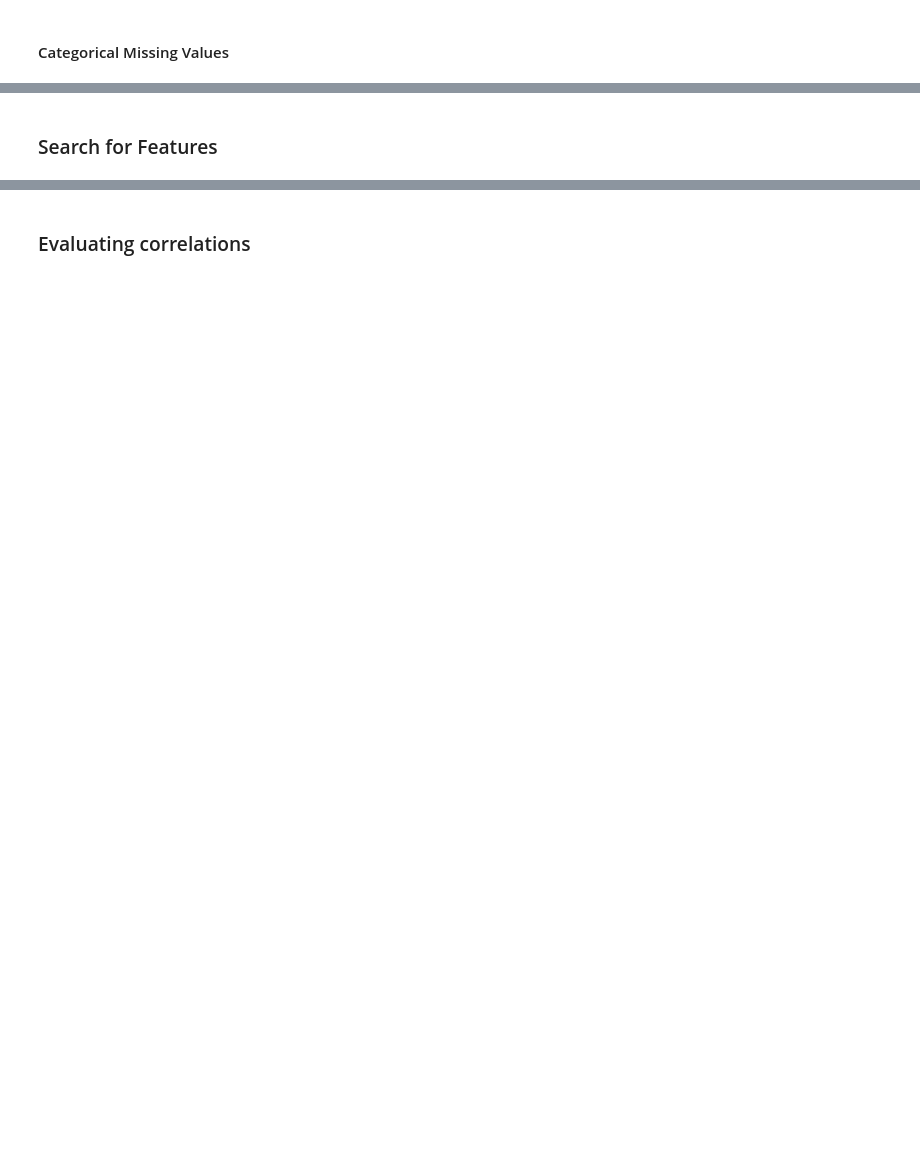
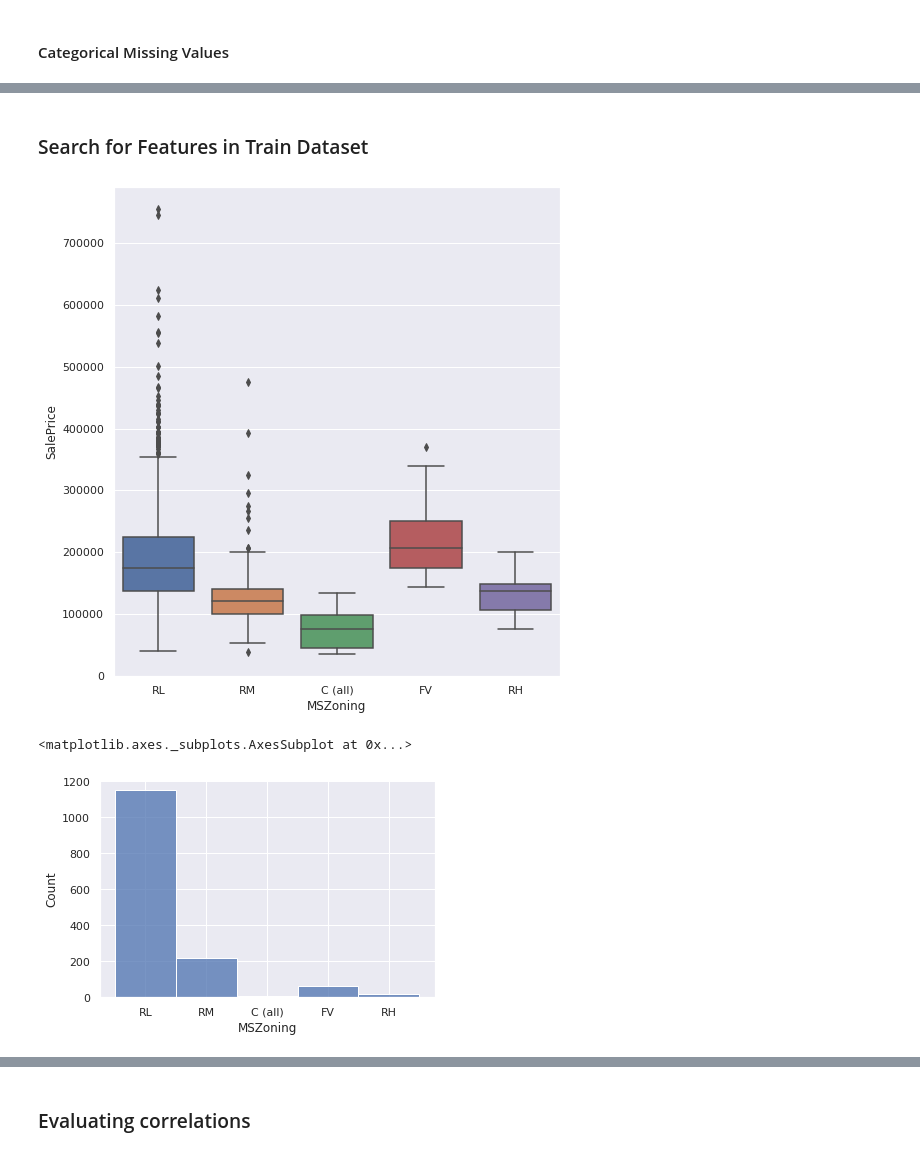
Before and after one commit to oimartin/Predicting_House_Prices, a Jupyter notebook: predicting_home_prices.ipynb, the cells around one changed output, grey strips where cells are left out. Saved outputs shown, nothing was run; the diff lists cells and outputs as text; code cells hidden in the pictures; blank space fills up the shorter version.

```diff
--- a/predicting_home_prices.ipynb
+++ b/predicting_home_prices.ipynb
@@ -325,5 +407,19 @@ memory usage: 547.3+ KB
 # %% [markdown]
-### Search for Features
+### Search for Features in Train Dataset
+# %%
+sns.set_theme(color_codes=True)
+plt.figure(figsize=(8,9), frameon=False)
+sns.boxplot(data=train, x='MSZoning', y=y)
+plt.show()
+plt.tight_layout()
+
+# Observe SalePrice train data
+sns.set_theme(color_codes=True)
+sns.histplot(train.MSZoning)
+# %% [output]
+[figure, added]
+<matplotlib.axes._subplots.AxesSubplot at 0x...>
+[figure, added]
 # %%
 # Create feature combining MoSold values into seasons
 # winter: 12, 1, 2 = 1
```
Also changed, not shown: parts of 52 cells of this notebook.
